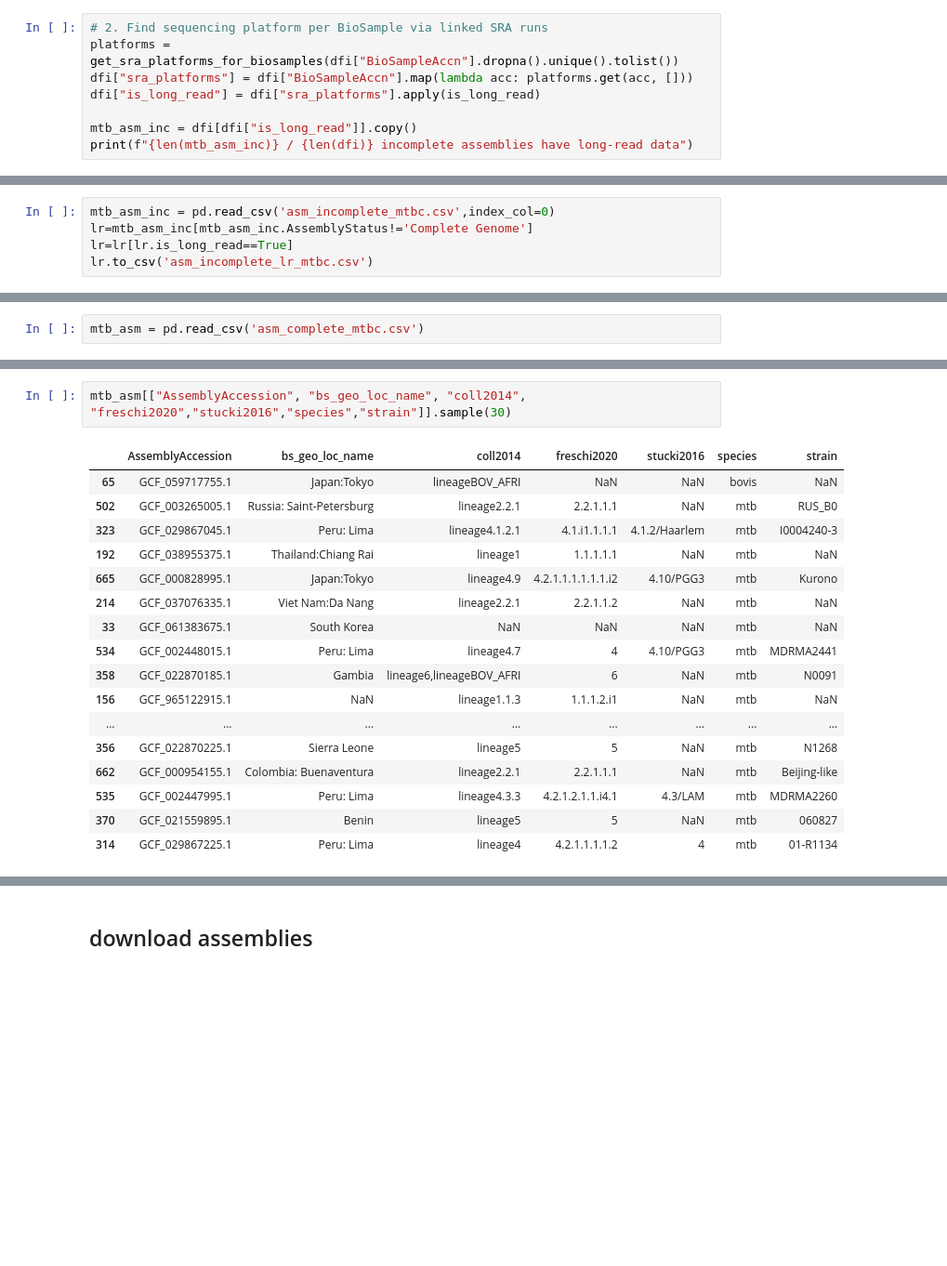
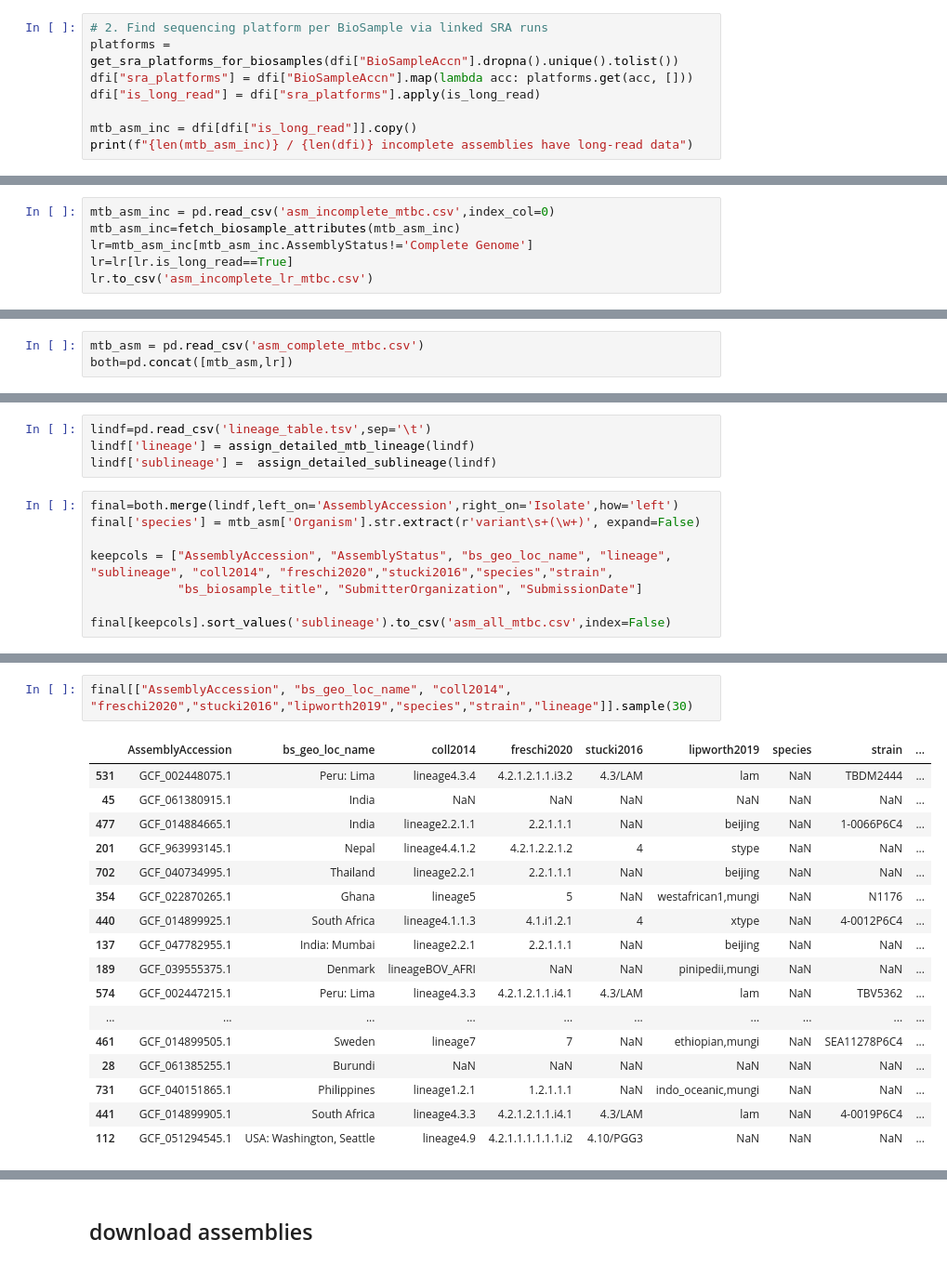
Before and after one commit to dmnfarrell/mtbc_analyses, a Jupyter notebook: rd900/analysis_new.ipynb, the cells around one changed output, grey strips where cells are left out. Shown at 93% size. Drawn from its saved outputs; the diff is of its cells as text; blank space fills up the shorter version.

Commit message:
assembly analysis updates

```diff
--- a/rd900/analysis_new.ipynb
+++ b/rd900/analysis_new.ipynb
@@ -400,6 +398,7 @@ print(f"{len(mtb_asm_inc)} / {len(dfi)} incomplete assemblies have long-read dat
 mtb_asm_inc.to_csv('asm_incomplete_mtbc.csv')
 # %%
 mtb_asm_inc = pd.read_csv('asm_incomplete_mtbc.csv',index_col=0)
+mtb_asm_inc=fetch_biosample_attributes(mtb_asm_inc)
 lr=mtb_asm_inc[mtb_asm_inc.AssemblyStatus!='Complete Genome']
 lr=lr[lr.is_long_read==True]
 lr.to_csv('asm_incomplete_lr_mtbc.csv')
@@ -406,2 +411,3 @@ lr.to_csv('asm_incomplete_lr_mtbc.csv')
 # %%
 mtb_asm = pd.read_csv('asm_complete_mtbc.csv')
+both=pd.concat([mtb_asm,lr])
@@ -418,0 +494,12 @@ Name: count, dtype: int64
+# %%
+lindf=pd.read_csv('lineage_table.tsv',sep='\t')
+lindf['lineage'] = assign_detailed_mtb_lineage(lindf)
+lindf['sublineage'] =  assign_detailed_sublineage(lindf)
+# %%
+final=both.merge(lindf,left_on='AssemblyAccession',right_on='Isolate',how='left')
+final['species'] = mtb_asm['Organism'].str.extract(r'variant\s+(\w+)', expand=False)
+
+keepcols = ["AssemblyAccession", "AssemblyStatus", "bs_geo_loc_name", "lineage", "sublineage", "coll2014", "freschi2020","stucki2016","species","strain",
+            "bs_biosample_title", "SubmitterOrganization", "SubmissionDate"]
+
+final[keepcols].sort_values('sublineage').to_csv('asm_all_mtbc.csv',index=False)
@@ -419,20 +514,20 @@ Name: count, dtype: int64
 # %%
-mtb_asm[["AssemblyAccession", "bs_geo_loc_name", "coll2014", "freschi2020","stucki2016","species","strain"]].sample(30)
+final[["AssemblyAccession", "bs_geo_loc_name", "coll2014", "freschi2020","stucki2016","lipworth2019","species","strain","lineage"]].sample(30)
 # %% [output]
-|  | AssemblyAccession | bs_geo_loc_name | coll2014 | freschi2020 | stucki2016 | species | strain |
-| 65 | GCF_059717755.1 | Japan:Tokyo | lineageBOV_AFRI | NaN | NaN | bovis | NaN |
-| 502 | GCF_003265005.1 | Russia: Saint-Petersburg | lineage2.2.1 | 2.2.1.1.1 | NaN | mtb | RUS_B0 |
-| 323 | GCF_029867045.1 | Peru: Lima | lineage4.1.2.1 | 4.1.i1.1.1.1 | 4.1.2/Haarlem | mtb | I0004240-3 |
-| 192 | GCF_038955375.1 | Thailand:Chiang Rai | lineage1 | 1.1.1.1.1 | NaN | mtb | NaN |
-| 665 | GCF_000828995.1 | Japan:Tokyo | lineage4.9 | 4.2.1.1.1.1.1.1.i2 | 4.10/PGG3 | mtb | Kurono |
-| 214 | GCF_037076335.1 | Viet Nam:Da Nang | lineage2.2.1 | 2.2.1.1.2 | NaN | mtb | NaN |
-| 33 | GCF_061383675.1 | South Korea | NaN | NaN | NaN | mtb | NaN |
-| 534 | GCF_002448015.1 | Peru: Lima | lineage4.7 | 4 | 4.10/PGG3 | mtb | MDRMA2441 |
-| 358 | GCF_022870185.1 | Gambia | lineage6,lineageBOV_AFRI | 6 | NaN | mtb | N0091 |
-| 156 | GCF_965122915.1 | NaN | lineage1.1.3 | 1.1.1.2.i1 | NaN | mtb | NaN |
-| ... | ... | ... | ... | ... | ... | ... | ... |
-| 356 | GCF_022870225.1 | Sierra Leone | lineage5 | 5 | NaN | mtb | N1268 |
-| 662 | GCF_000954155.1 | Colombia: Buenaventura | lineage2.2.1 | 2.2.1.1.1 | NaN | mtb | Beijing-like |
-| 535 | GCF_002447995.1 | Peru: Lima | lineage4.3.3 | 4.2.1.2.1.1.i4.1 | 4.3/LAM | mtb | MDRMA2260 |
-| 370 | GCF_021559895.1 | Benin | lineage5 | 5 | NaN | mtb | 060827 |
-| 314 | GCF_029867225.1 | Peru: Lima | lineage4 | 4.2.1.1.1.1.2 | 4 | mtb | 01-R1134 |
+|  | AssemblyAccession | bs_geo_loc_name | coll2014 | freschi2020 | stucki2016 | lipworth2019 | species | strain | ... |
+| 531 | GCF_002448075.1 | Peru: Lima | lineage4.3.4 | 4.2.1.2.1.1.i3.2 | 4.3/LAM | lam | NaN | TBDM2444 | ... |
+| 45 | GCF_061380915.1 | India | NaN | NaN | NaN | NaN | NaN | NaN | ... |
+| 477 | GCF_014884665.1 | India | lineage2.2.1.1 | 2.2.1.1.1 | NaN | beijing | NaN | 1-0066P6C4 | ... |
+| 201 | GCF_963993145.1 | Nepal | lineage4.4.1.2 | 4.2.1.2.2.1.2 | 4 | stype | NaN | NaN | ... |
+| 702 | GCF_040734995.1 | Thailand | lineage2.2.1 | 2.2.1.1.1 | NaN | beijing | NaN | NaN | ... |
+| 354 | GCF_022870265.1 | Ghana | lineage5 | 5 | NaN | westafrican1,mungi | NaN | N1176 | ... |
+| 440 | GCF_014899925.1 | South Africa | lineage4.1.1.3 | 4.1.i1.2.1 | 4 | xtype | NaN | 4-0012P6C4 | ... |
+| 137 | GCF_047782955.1 | India: Mumbai | lineage2.2.1 | 2.2.1.1.1 | NaN | beijing | NaN | NaN | ... |
+| 189 | GCF_039555375.1 | Denmark | lineageBOV_AFRI | NaN | NaN | pinipedii,mungi | NaN | NaN | ... |
+| 574 | GCF_002447215.1 | Peru: Lima | lineage4.3.3 | 4.2.1.2.1.1.i4.1 | 4.3/LAM | lam | NaN | TBV5362 | ... |
+| ... | ... | ... | ... | ... | ... | ... | ... | ... | ... |
+| 461 | GCF_014899505.1 | Sweden | lineage7 | 7 | NaN | ethiopian,mungi | NaN | SEA11278P6C4 | ... |
+| 28 | GCF_061385255.1 | Burundi | NaN | NaN | NaN | NaN | NaN | NaN | ... |
+| 731 | GCF_040151865.1 | Philippines | lineage1.2.1 | 1.2.1.1.1 | NaN | indo_oceanic,mungi | NaN | NaN | ... |
+| 441 | GCF_014899905.1 | South Africa | lineage4.3.3 | 4.2.1.2.1.1.i4.1 | 4.3/LAM | lam | NaN | 4-0019P6C4 | ... |
+| 112 | GCF_051294545.1 | USA: Washington, Seattle | lineage4.9 | 4.2.1.1.1.1.1.1.i2 | 4.10/PGG3 | NaN | NaN | NaN | ... |
```
Also changed, not shown: parts of 42 cells of this notebook, 3 other files.
